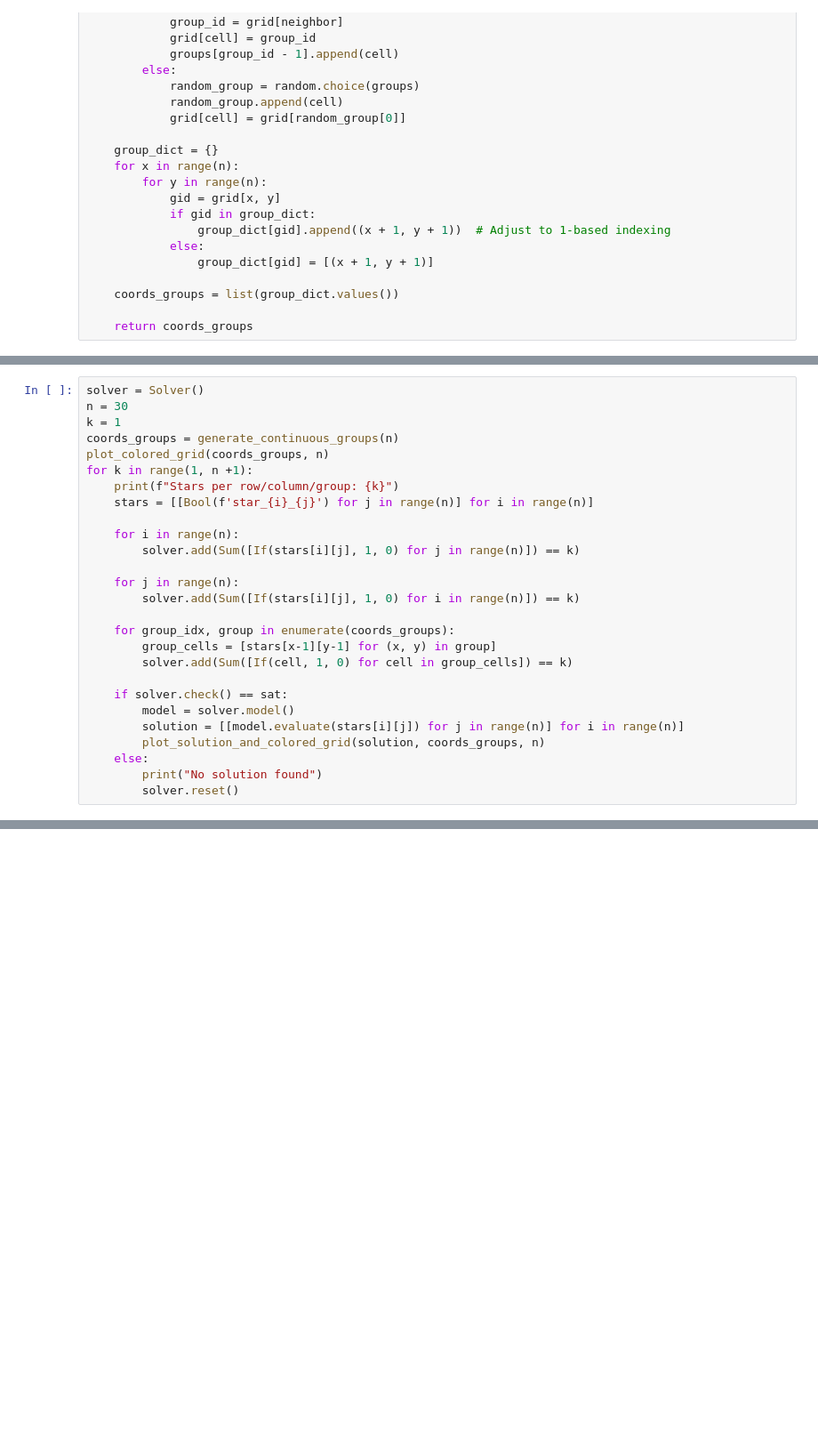
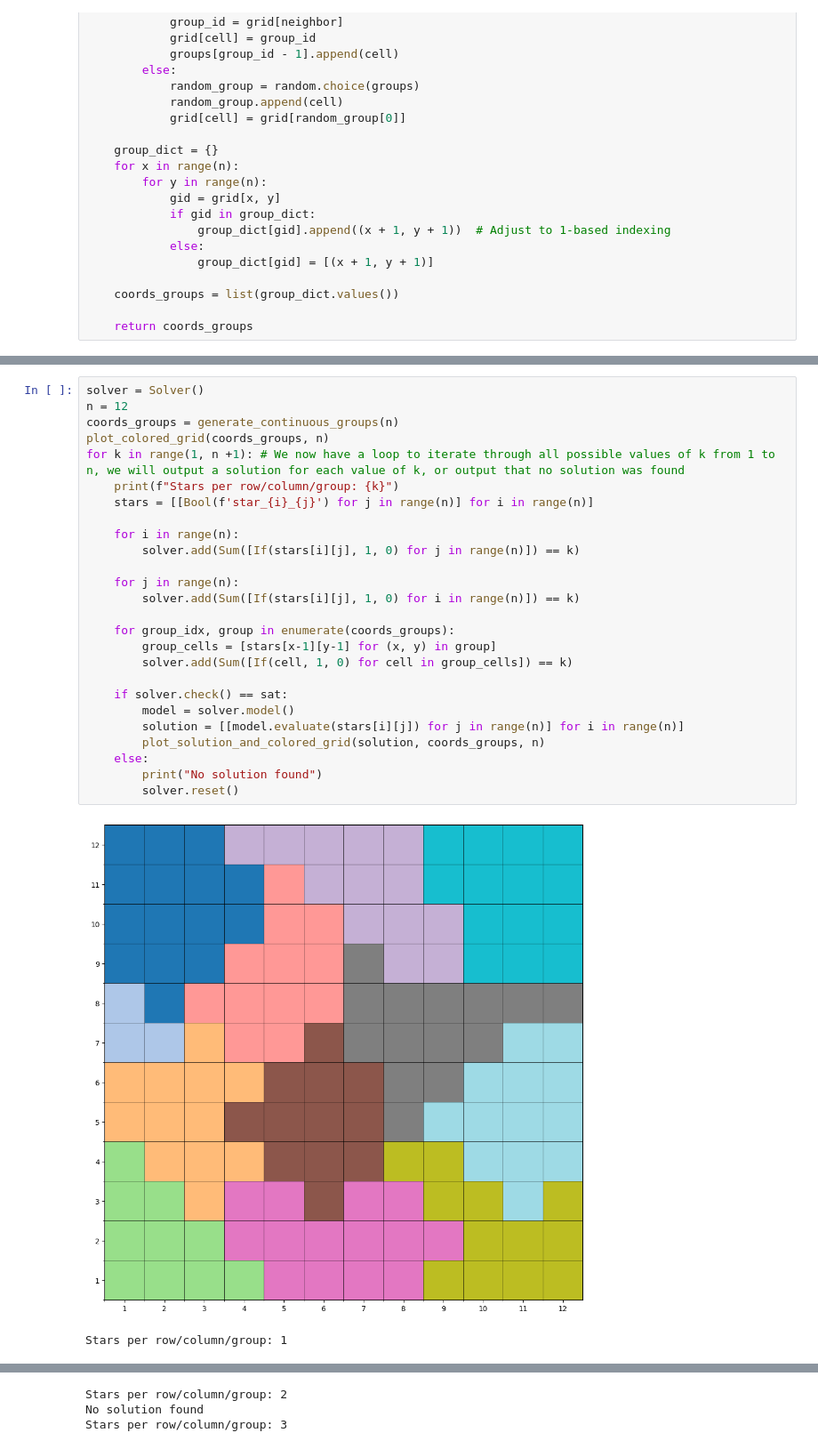
Before and after one commit to hildebrm/Star-Battle, a Jupyter notebook: Star Battle.ipynb, the cells around one changed output, grey strips where cells are left out. Shown at 89% size. Saved outputs shown, nothing was run; the diff lists cells and outputs as text; blank space fills up the shorter version.

```diff
--- a/Star Battle.ipynb
+++ b/Star Battle.ipynb
@@ -575,27 +665,29 @@ Below is a consolidation of the functions that we have generated, all put togeth
 # %%
 solver = Solver()
-n = 30
-k = 1
+n = 12
 coords_groups = generate_continuous_groups(n)
 plot_colored_grid(coords_groups, n)
-for k in range(1, n +1):
+for k in range(1, n +1): # We now have a loop to iterate through all possible values of k from 1 to n, we will output a solution for each value of k, or output that no solution was found
     print(f"Stars per row/column/group: {k}")
     stars = [[Bool(f'star_{i}_{j}') for j in range(n)] for i in range(n)]
 
     for i in range(n):
         solver.add(Sum([If(stars[i][j], 1, 0) for j in range(n)]) == k)
 
     for j in range(n):
         solver.add(Sum([If(stars[i][j], 1, 0) for i in range(n)]) == k)
 
     for group_idx, group in enumerate(coords_groups):
         group_cells = [stars[x-1][y-1] for (x, y) in group]
         solver.add(Sum([If(cell, 1, 0) for cell in group_cells]) == k)
 
     if solver.check() == sat:
         model = solver.model()
         solution = [[model.evaluate(stars[i][j]) for j in range(n)] for i in range(n)]
         plot_solution_and_colored_grid(solution, coords_groups, n)
     else:
         print("No solution found")
         solver.reset()
+# %% [output]
+[figure, added]
+Stars per row/column/group: 1
@@ -601,0 +695,3 @@ for k in range(1, n +1):
+Stars per row/column/group: 2
+No solution found
+Stars per row/column/group: 3
```
Also changed, not shown: parts of 12 cells of this notebook.
